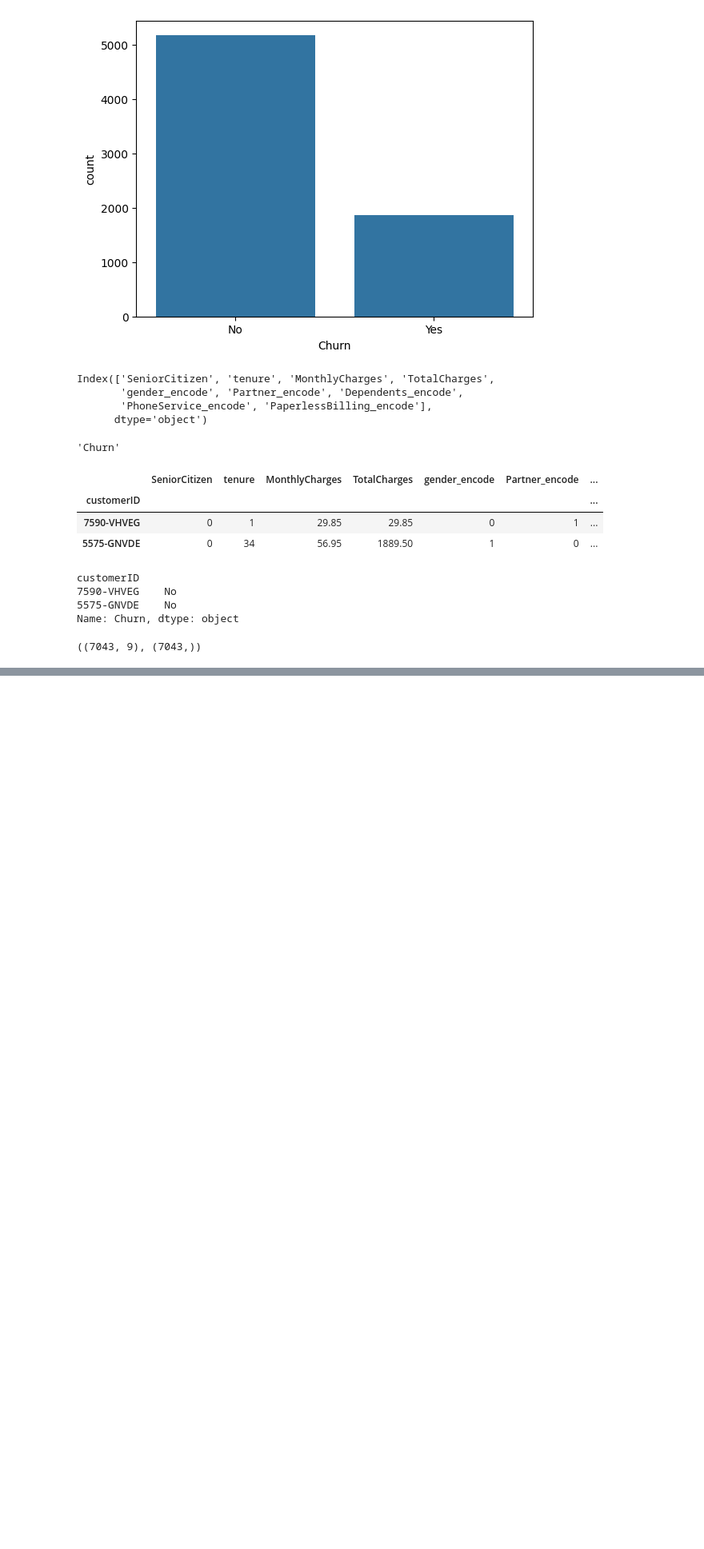
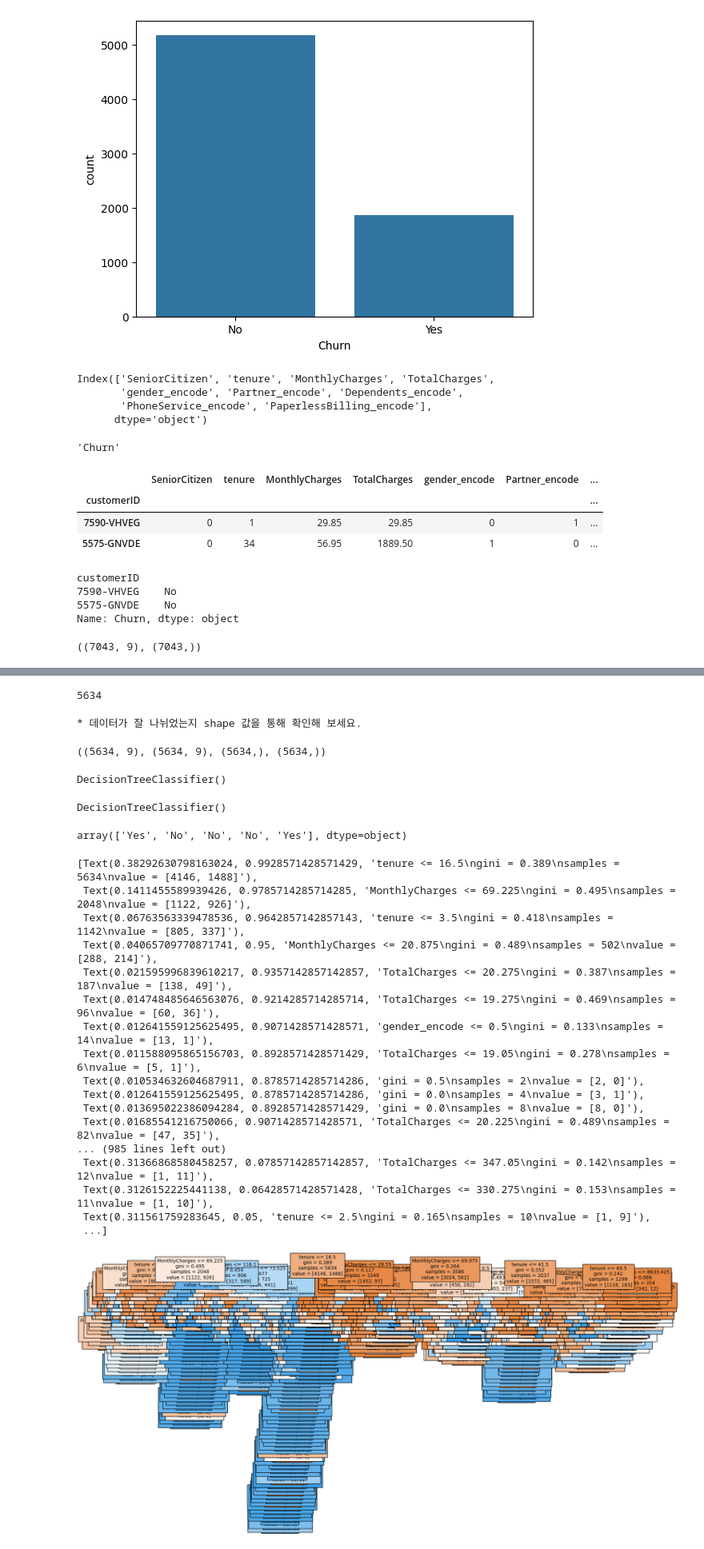
Before and after one commit to skqorrla/N_DSP_2024, a Jupyter notebook: week1_example.ipynb, the cells around one changed output, grey strips where cells are left out. Shown at 80% size. Saved outputs shown, nothing was run; the diff lists cells and outputs as text; code cells hidden in the pictures; blank space fills up the shorter version.

```diff
--- a/week1_example.ipynb
+++ b/week1_example.ipynb
@@ -179,0 +185,72 @@ Name: Churn, dtype: object
+# %%
+# train 과 test 로 나누기 위해 데이터를 기준을 정합니다.
+split_count = int(df.shape[0] * 0.8)
+split_count
+# %% [output]
+5634
+# %%
+# 데이터의 80%을 나눌 기준 인덱스(split_count)로 문제 데이터(X)를 train, test로 나눕니다.
+# 데이터의 80%을 나눌 기준 인덱스(split_count)로 정답 데이터(y)를 train, test로 나눕니다.
+X_train = X[:split_count]
+y_train = y[:split_count]
+
+X_test = X[:split_count]
+y_test = y[:split_count]
+
+print("* 데이터가 잘 나뉘었는지 shape 값을 통해 확인해 보세요.")
+
+X_train.shape, X_test.shape, y_train.shape, y_test.shape
+# %% [output]
+* 데이터가 잘 나뉘었는지 shape 값을 통해 확인해 보세요.
+((5634, 9), (5634, 9), (5634,), (5634,))
+# %%
+# 사이킷런(sklearn)에서 의사 결정 트리 분류모델(DecisionTreeClassifier)을 로드합니다.
+# 위 설명에서 제시한 주요 파라미터의 설정을 변경해서 모델을 만들어 주세요.
+# 기본값으로 모델을 만들어도 되며 여러 파라미터를 변경하는 방법으로 만들어도 됩니다.
+
+from sklearn.tree import DecisionTreeClassifier
+
+model = DecisionTreeClassifier()
+model
+# %% [output]
+DecisionTreeClassifier()
+# %%
+# 데이터를 머신러닝 모델로 학습(fit)합니다.
+# 기출문제 X_train 와 기출문제의 정답 y_train 을 넣고 학습을 합니다.
+model.fit(X_train, y_train)
+# %% [output]
+DecisionTreeClassifier()
+# %%
+# 데이터를 머신러닝 모델로 예측(predict)합니다.
+y_predict = model.predict(X_test)
+y_predict[:5]
+# %% [output]
+array(['Yes', 'No', 'No', 'No', 'Yes'], dtype=object)
+# %%
+# plot_tree 를 통해 tree 를 시각화 합니다.
+# 시각화 할 때만 max_depth를 제한한것이고 실제 모델에서는 다른 값을 사용하게 됩니다.
+# 위 예시 이미지를 참고합니다.
+from sklearn.tree import plot_tree
+
+plt.figure(figsize=(20, 10))
+# 여기에 구현해 주세요.
+plot_tree(model, feature_names=feature_names, filled=True, fontsize=10)
+# %% [output]
+[Text(0.38292630798163024, 0.9928571428571429, 'tenure <= 16.5\ngini = 0.389\nsamples = 5634\nvalue = [4146, 1488]'),
+ Text(0.1411455589939426, 0.9785714285714285, 'MonthlyCharges <= 69.225\ngini = 0.495\nsamples = 2048\nvalue = [1122, 926]'),
+ Text(0.06763563339478536, 0.9642857142857143, 'tenure <= 3.5\ngini = 0.418\nsamples = 1142\nvalue = [805, 337]'),
+ Text(0.04065709770871741, 0.95, 'MonthlyCharges <= 20.875\ngini = 0.489\nsamples = 502\nvalue = [288, 214]'),
+ Text(0.021595996839610217, 0.9357142857142857, 'TotalCharges <= 20.275\ngini = 0.387\nsamples = 187\nvalue = [138, 49]'),
+ Text(0.014748485646563076, 0.9214285714285714, 'TotalCharges <= 19.275\ngini = 0.469\nsamples = 96\nvalue = [60, 36]'),
+ Text(0.012641559125625495, 0.9071428571428571, 'gender_encode <= 0.5\ngini = 0.133\nsamples = 14\nvalue = [13, 1]'),
+ Text(0.011588095865156703, 0.8928571428571429, 'TotalCharges <= 19.05\ngini = 0.278\nsamples = 6\nvalue = [5, 1]'),
+ Text(0.010534632604687911, 0.8785714285714286, 'gini = 0.5\nsamples = 2\nvalue = [2, 0]'),
+ Text(0.012641559125625495, 0.8785714285714286, 'gini = 0.0\nsamples = 4\nvalue = [3, 1]'),
+ Text(0.013695022386094284, 0.8928571428571429, 'gini = 0.0\nsamples = 8\nvalue = [8, 0]'),
+ Text(0.01685541216750066, 0.9071428571428571, 'TotalCharges <= 20.225\ngini = 0.489\nsamples = 82\nvalue = [47, 35]'),
+... (985 lines left out)
+ Text(0.31366868580458257, 0.07857142857142857, 'TotalCharges <= 347.05\ngini = 0.142\nsamples = 12\nvalue = [1, 11]'),
+ Text(0.3126152225441138, 0.06428571428571428, 'TotalCharges <= 330.275\ngini = 0.153\nsamples = 11\nvalue = [1, 10]'),
+ Text(0.311561759283645, 0.05, 'tenure <= 2.5\ngini = 0.165\nsamples = 10\nvalue = [1, 9]'),
+ ...]
+[figure, added]
```
Also changed, not shown: parts of 5 cells of this notebook.
